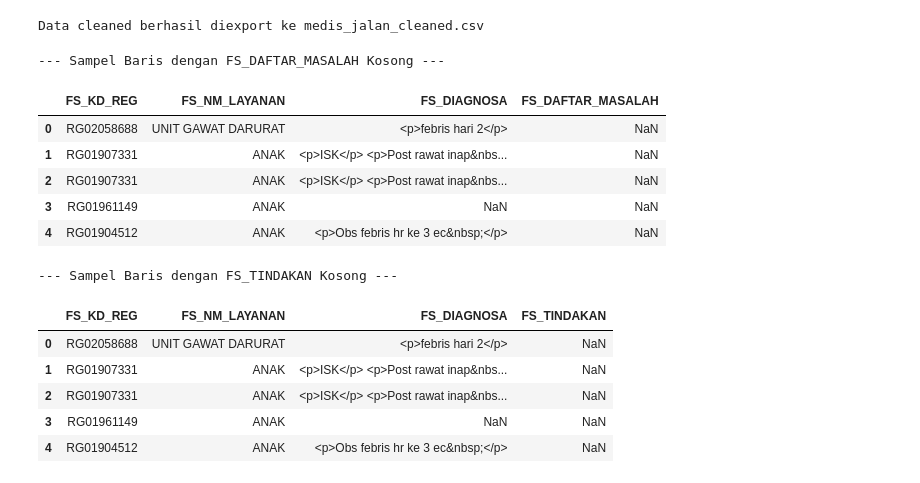
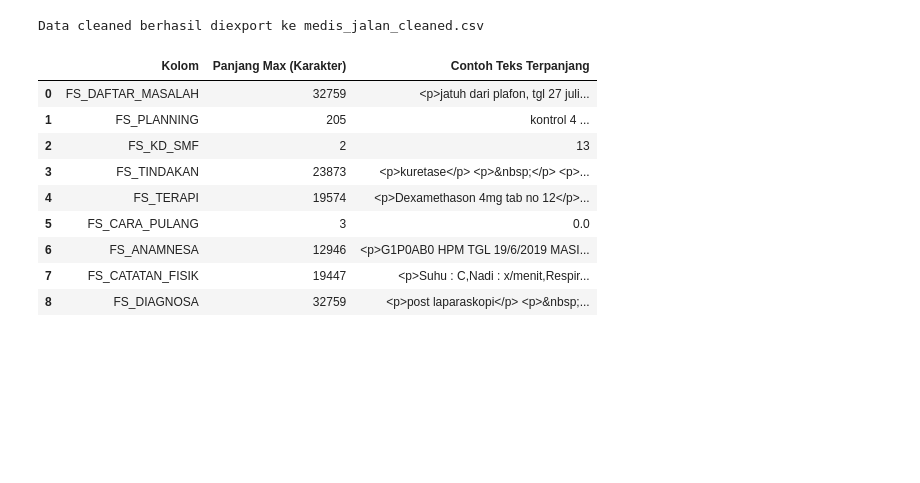
Before and after one commit to syha-studio/data-science-project-mmi-team-1, a Jupyter notebook: project.ipynb, the cells around one changed output. Drawn from its saved outputs; the diff is of its cells as text; code cells hidden in the pictures; blank space fills up the shorter version.

Commit message:
medis jalan lebih clean lagi

```diff
--- a/project.ipynb
+++ b/project.ipynb
@@ -202,33 +202,55 @@ print("Data cleaned berhasil diexport ke medis_jalan_cleaned.csv")
 # %% [output]
 Data cleaned berhasil diexport ke medis_jalan_cleaned.csv
 # %%
-# Menampilkan 5 baris sampel di mana kolom FS_DAFTAR_MASALAH bernilai kosong (NaN)
-print("--- Sampel Baris dengan FS_DAFTAR_MASALAH Kosong ---")
-display(
-    medis_jalan[medis_jalan["FS_DAFTAR_MASALAH"].isnull()][
-        ["FS_KD_REG", "FS_NM_LAYANAN", "FS_DIAGNOSA", "FS_DAFTAR_MASALAH"]
-    ].head(5)
-)
+# Daftar kolom teks yang ingin dianalisis panjang karakternya
+target_cols = [
+    "FS_DAFTAR_MASALAH",
+    "FS_PLANNING",
+    "FS_KD_SMF",
+    "FS_TINDAKAN",
+    "FS_TERAPI",
+    "FS_CARA_PULANG",
+    "FS_ANAMNESA",
+    "FS_CATATAN_FISIK",
+    "FS_DIAGNOSA",
+]
 
-# Menampilkan 5 baris sampel di mana kolom FS_TINDAKAN bernilai kosong (NaN)
-print("\n--- Sampel Baris dengan FS_TINDAKAN Kosong ---")
-display(
-    medis_jalan[medis_jalan["FS_TINDAKAN"].isnull()][
-        ["FS_KD_REG", "FS_NM_LAYANAN", "FS_DIAGNOSA", "FS_TINDAKAN"]
-    ].head(5)
-)
+hasil_analisis = []
+
+for col in target_cols:
+  if col in medis_jalan.columns:
+    # Ubah ke string dan buang nilai NaN/kosong
+    valid_str = medis_jalan[col].dropna().astype(str)
+    if len(valid_str) > 0:
+      max_len = valid_str.str.len().max()
+      # Ambil sampel baris yang memiliki string terpanjang
+      longest_val = valid_str.loc[valid_str.str.len().idxmax()]
+      # Potong teks jika terlalu panjang untuk ringkasan
+      sample_text = longest_val[:100] + "..." if len(longest_val) > 100 else longest_val
+
+      hasil_analisis.append({
+          "Kolom": col,
+          "Panjang Max (Karakter)": max_len,
+          "Contoh Teks Terpanjang": sample_text,
+      })
+    else:
+      hasil_analisis.append({
+          "Kolom": col,
+          "Panjang Max (Karakter)": 0,
+          "Contoh Teks Terpanjang": "(Kosong / Semua NaN)",
+      })
+
+# Ubah ke DataFrame agar tampil rapi di Jupyter Notebook
+df_hasil_panjang = pd.DataFrame(hasil_analisis)
+display(df_hasil_panjang)
 # %% [output]
---- Sampel Baris dengan FS_DAFTAR_MASALAH Kosong ---
-|  | FS_KD_REG | FS_NM_LAYANAN | FS_DIAGNOSA | FS_DAFTAR_MASALAH |
-| 0 | RG02058688 | UNIT GAWAT DARURAT | <p>febris hari 2</p> | NaN |
-| 1 | RG01907331 | ANAK | <p>ISK</p> <p>Post rawat inap&nbs... | NaN |
-| 2 | RG01907331 | ANAK | <p>ISK</p> <p>Post rawat inap&nbs... | NaN |
-| 3 | RG01961149 | ANAK | NaN | NaN |
-| 4 | RG01904512 | ANAK | <p>Obs febris hr ke 3 ec&nbsp;</p> | NaN |
+|  | Kolom | Panjang Max (Karakter) | Contoh Teks Terpanjang |
+| 0 | FS_DAFTAR_MASALAH | 32759 | <p>jatuh dari plafon, tgl 27 juli... |
+| 1 | FS_PLANNING | 205 | kontrol 4 ... |
+| 2 | FS_KD_SMF | 2 | 13 |
+| 3 | FS_TINDAKAN | 23873 | <p>kuretase</p> <p>&nbsp;</p> <p>... |
+| 4 | FS_TERAPI | 19574 | <p>Dexamethason 4mg tab no 12</p>... |
+| 5 | FS_CARA_PULANG | 3 | 0.0 |
+| 6 | FS_ANAMNESA | 12946 | <p>G1P0AB0 HPM TGL 19/6/2019 MASI... |
+| 7 | FS_CATATAN_FISIK | 19447 | <p>Suhu : C,Nadi : x/menit,Respir... |
+| 8 | FS_DIAGNOSA | 32759 | <p>post laparaskopi</p> <p>&nbsp;... |
---- Sampel Baris dengan FS_TINDAKAN Kosong ---
-|  | FS_KD_REG | FS_NM_LAYANAN | FS_DIAGNOSA | FS_TINDAKAN |
-| 0 | RG02058688 | UNIT GAWAT DARURAT | <p>febris hari 2</p> | NaN |
-| 1 | RG01907331 | ANAK | <p>ISK</p> <p>Post rawat inap&nbs... | NaN |
-| 2 | RG01907331 | ANAK | <p>ISK</p> <p>Post rawat inap&nbs... | NaN |
-| 3 | RG01961149 | ANAK | NaN | NaN |
-| 4 | RG01904512 | ANAK | <p>Obs febris hr ke 3 ec&nbsp;</p> | NaN |
```
Also changed, not shown: parts of 3 cells of this notebook, 1 other file.
